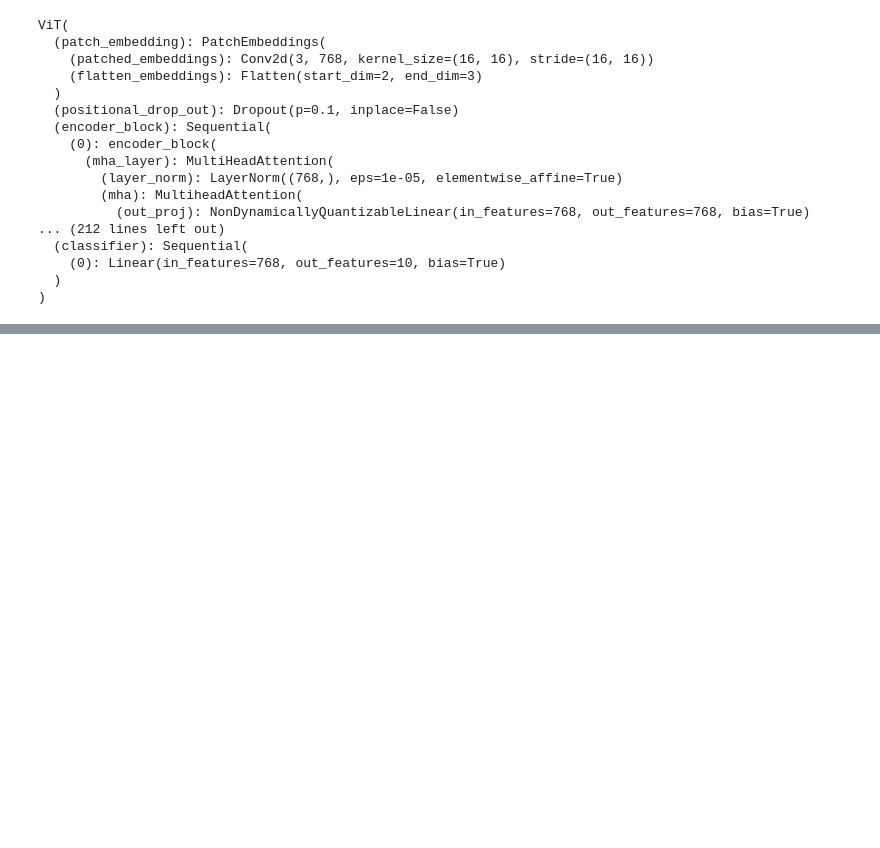
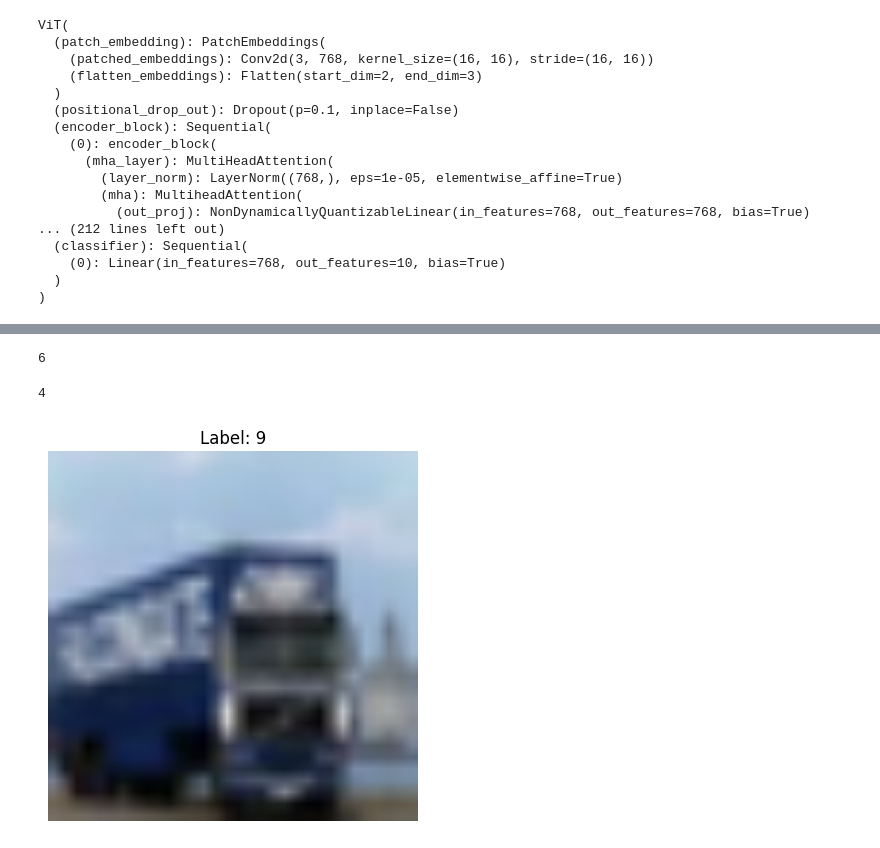
Before and after one commit to BhavyaGoyal777/IMPLEMENTING-RESEARCH-PAPERS, a Jupyter notebook: ViT/ViT.ipynb, the cells around one changed output, grey strips where cells are left out. Drawn from its saved outputs; the diff is of its cells as text; code cells hidden in the pictures; blank space fills up the shorter version.

```diff
--- a/ViT/ViT.ipynb
+++ b/ViT/ViT.ipynb
@@ -269,0 +336,5 @@ train(model, train_loader, val_loader, loss, optimizer, device, epochs=10)
+# %%
+image, label = val_dataset[140]
+label
+# %% [output]
+6
@@ -269,0 +353,29 @@ train(model, train_loader, val_loader, loss, optimizer, device, epochs=10)
+# %%
+predicted_class
+# %% [output]
+4
+# %%
+import matplotlib.pyplot as plt
+import torchvision.transforms as transforms
+import numpy as np
+
+# Get one image from the dataset
+image_tensor, label = val_dataset[3999]  # already transformed
+
+# Unnormalize: convert from [-1, 1] back to [0, 1]
+unnormalize = transforms.Normalize(
+    mean=[-1, -1, -1],
+    std=[2, 2, 2]
+)
+image_tensor = unnormalize(image_tensor)
+
+# Convert to NumPy for plotting
+image_np = image_tensor.permute(1, 2, 0).numpy()  # [C, H, W] → [H, W, C]
+
+# Plot
+plt.imshow(image_np)
+plt.title(f"Label: {label}")
+plt.axis('off')
+plt.show()
+# %% [output]
+[figure, added]
```
Also changed, not shown: parts of 10 cells of this notebook, 2 other files.
